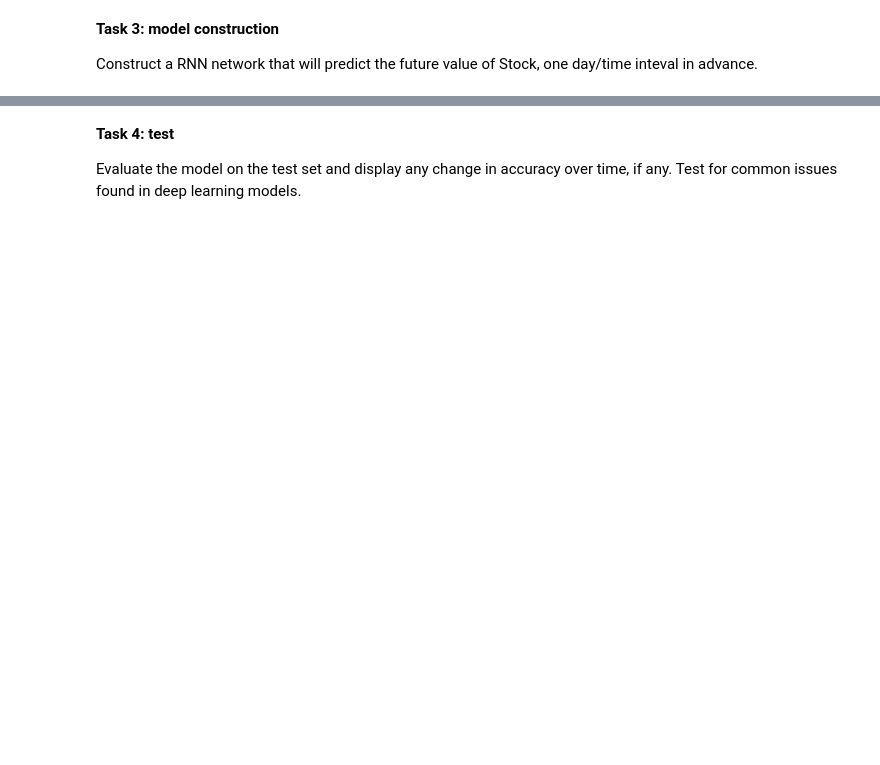
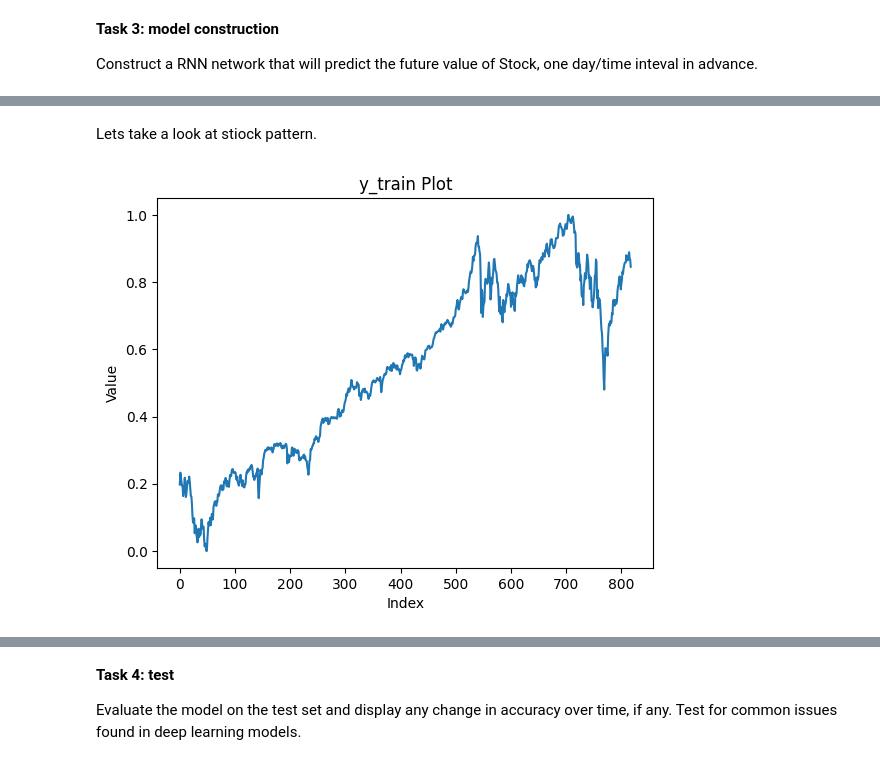
Before and after one commit to Noonansean1/CS5004, a Jupyter notebook: e-tivity2/Etivity2_23300159.ipynb, the cells around one changed output, grey strips where cells are left out. Drawn from its saved outputs; the diff is of its cells as text; code cells hidden in the pictures; blank space fills up the shorter version.

```diff
--- a/e-tivity2/Etivity2_23300159.ipynb
+++ b/e-tivity2/Etivity2_23300159.ipynb
@@ -276,3 +326,14 @@ print(X_test)
   [1.26323226 0.69353521 0.61250766 1.17645481]
   [1.28138593 0.70437807 0.57694666 1.20809869]
   [1.27491488 0.70396889 0.55610055 1.21668008]]]
+# %% [markdown]
+Lets take a look at stiock pattern.
+# %%
+# Assuming y_test is a 1D array
+plt.plot(y_train)
+plt.title('y_train Plot')
+plt.xlabel('Index')
+plt.ylabel('Value')
+plt.show()
+# %% [output]
+[figure, added]
```
Also changed, not shown: parts of 44 cells of this notebook.
